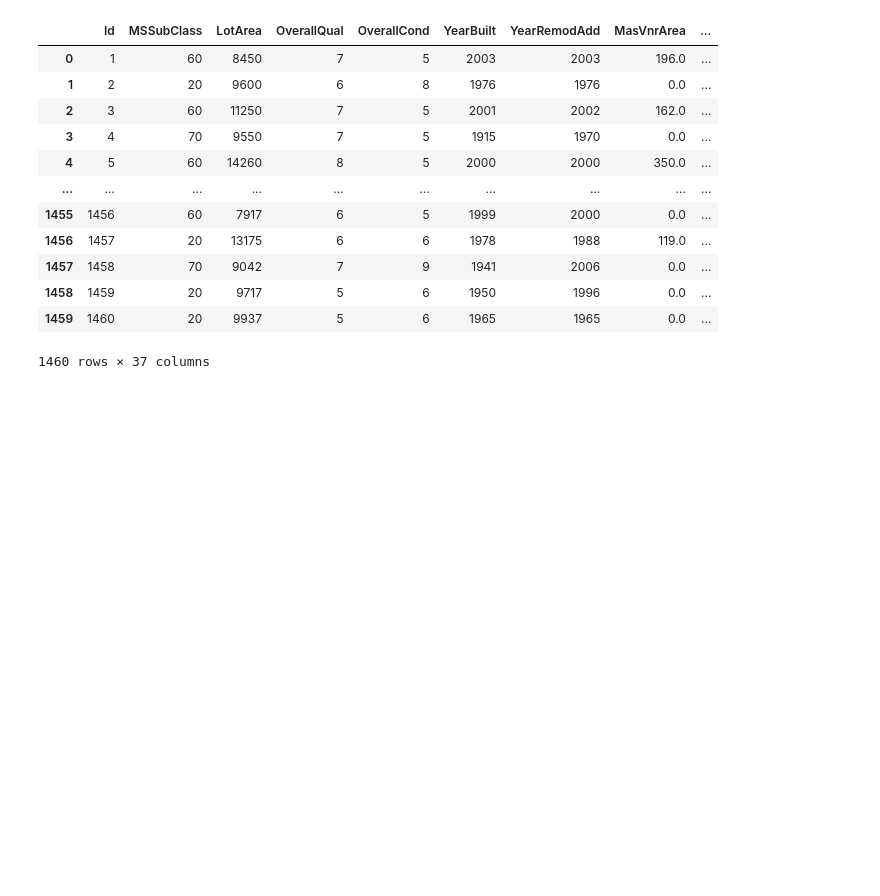
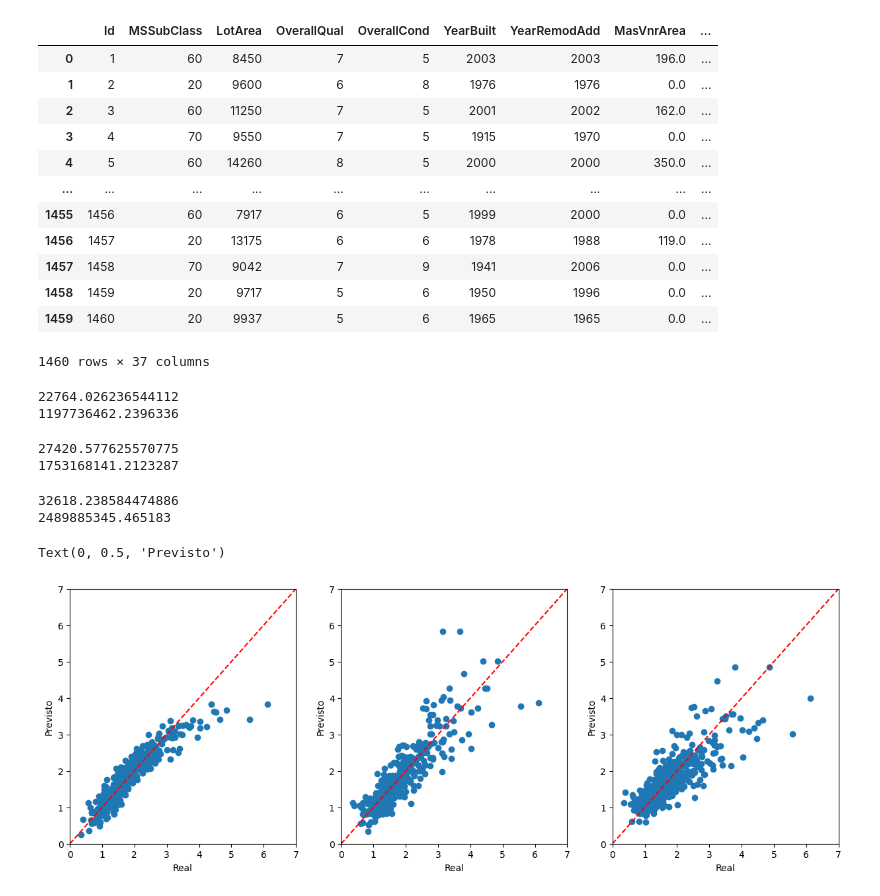
Before and after one commit to joaossoliveira/House-price, a Jupyter notebook: House_Price1.ipynb, the cells around one changed output. Saved outputs shown, nothing was run; the diff lists cells and outputs as text; code cells hidden in the pictures; blank space fills up the shorter version.

```diff
--- a/House_Price1.ipynb
+++ b/House_Price1.ipynb
@@ -223,0 +248,6 @@ train_data2
+# %%
+# criando o regressor e fazendo fit com os dados de treino
+reg_arvore = tree.DecisionTreeRegressor(random_state=42).fit(x_train, y_train)
+# %%
+#previsão
+y_ar = reg_arvore.predict(x_test)
@@ -223,0 +257,6 @@ train_data2
+# %%
+#regressor e fit com os dados
+reg_knn = KNeighborsRegressor(n_neighbors=2).fit(x_train, y_train)
+# %%
+#previsão
+y_knn = reg_knn.predict(x_test)
@@ -223,0 +270,44 @@ train_data2
+# %%
+#avaliando erro na regressão
+print(mean_absolute_error(y_test, y_rl))
+print(mean_squared_error(y_test, y_rl))
+# %% [output]
+22764.026236544112
+1197736462.2396336
+# %%
+#avaliando arvore de decisao
+print(mean_absolute_error(y_test, y_ar))
+print(mean_squared_error(y_test, y_ar))
+# %% [output]
+27420.577625570775
+1753168141.2123287
+# %%
+#avaliando knn
+print(mean_absolute_error(y_test, y_knn))
+print(mean_squared_error(y_test, y_knn))
+# %% [output]
+32618.238584474886
+2489885345.465183
+# %%
+#Criação  do gráfico
+fig, ax = plt.subplots(ncols=3, figsize=(15, 5))
+
+ax[0].scatter(y_test/100000,y_rl/100000)
+ax[0].plot([0,700000], [0,700000], '--r')
+ax[1].scatter(y_test/100000,y_ar/100000)
+ax[1].plot([0,700000], [0,700000], '--r')
+ax[2].scatter(y_test/100000,y_knn/100000)
+ax[2].plot([0,700000], [0,700000], '--r')
+
+ax[0].set(xlim=(0, 7), ylim=(0, 7))
+ax[0].set_xlabel('Real')
+ax[0].set_ylabel('Previsto')
+ax[1].set(xlim=(0, 7), ylim=(0, 7))
+ax[1].set_xlabel('Real')
+ax[1].set_ylabel('Previsto')
+ax[2].set(xlim=(0, 7), ylim=(0, 7))
+ax[2].set_xlabel('Real')
+ax[2].set_ylabel('Previsto')
+# %% [output]
+Text(0, 0.5, 'Previsto')
+[figure, added]
```
Also changed, not shown: parts of 22 cells of this notebook.
